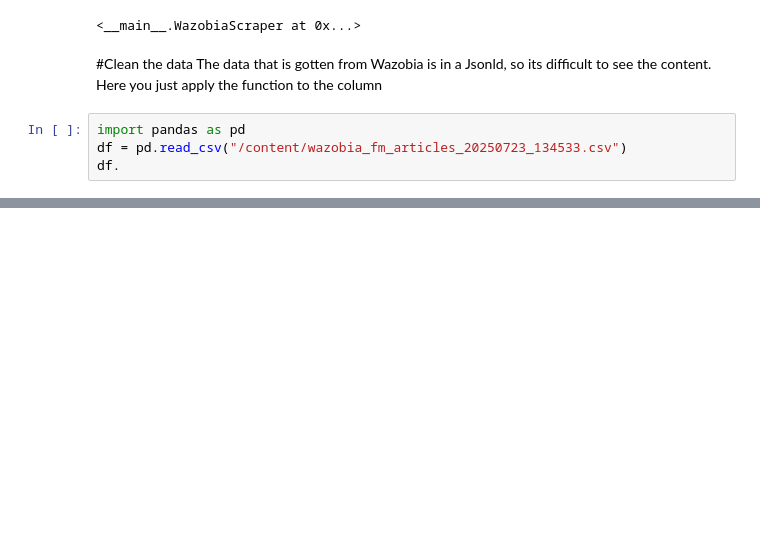
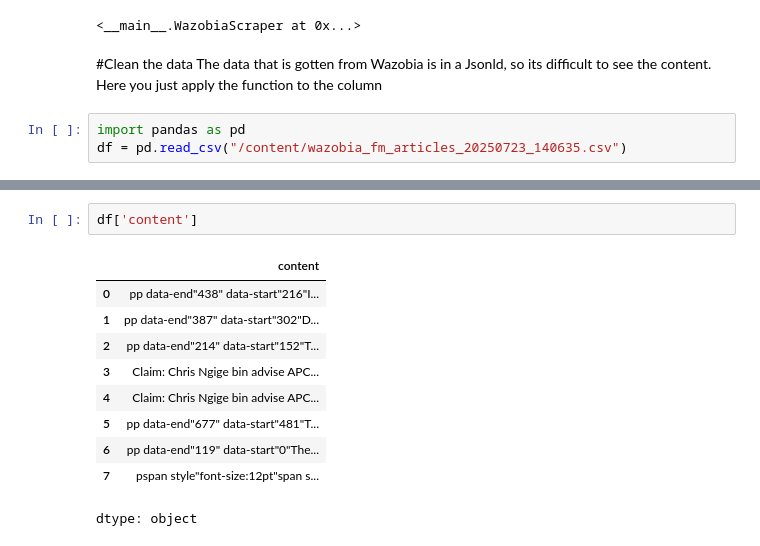
Before and after one commit to Uchebuzz/wazobia_scrapper, a Jupyter notebook: Wazobia_scrapper.ipynb, the cells around one changed output, grey strips where cells are left out. Drawn from its saved outputs; the diff is of its cells as text; blank space fills up the shorter version.

Commit message:
Clean data analyst update

```diff
--- a/Wazobia_scrapper.ipynb
+++ b/Wazobia_scrapper.ipynb
@@ -527,5 +527,4 @@ def scrape_wazobia_fm(max_articles=15):
 The data that is gotten from Wazobia is in a Jsonld, so its difficult to see the content. Here you just apply the function to the column
 # %%
 import pandas as pd
-df = pd.read_csv("/content/wazobia_fm_articles_20250723_134533.csv")
-df.
+df = pd.read_csv("/content/wazobia_fm_articles_20250723_140635.csv")
@@ -531,0 +543,13 @@ df.
+# %%
+df['content']
+# %% [output]
+|  | content |
+| 0 | pp data-end"438" data-start"216"I... |
+| 1 | pp data-end"387" data-start"302"D... |
+| 2 | pp data-end"214" data-start"152"T... |
+| 3 | Claim: Chris Ngige bin advise APC... |
+| 4 | Claim: Chris Ngige bin advise APC... |
+| 5 | pp data-end"677" data-start"481"T... |
+| 6 | pp data-end"119" data-start"0"The... |
+| 7 | pspan style"font-size:12pt"span s... |
+dtype: object
```
Also changed, not shown: parts of 6 cells of this notebook.
